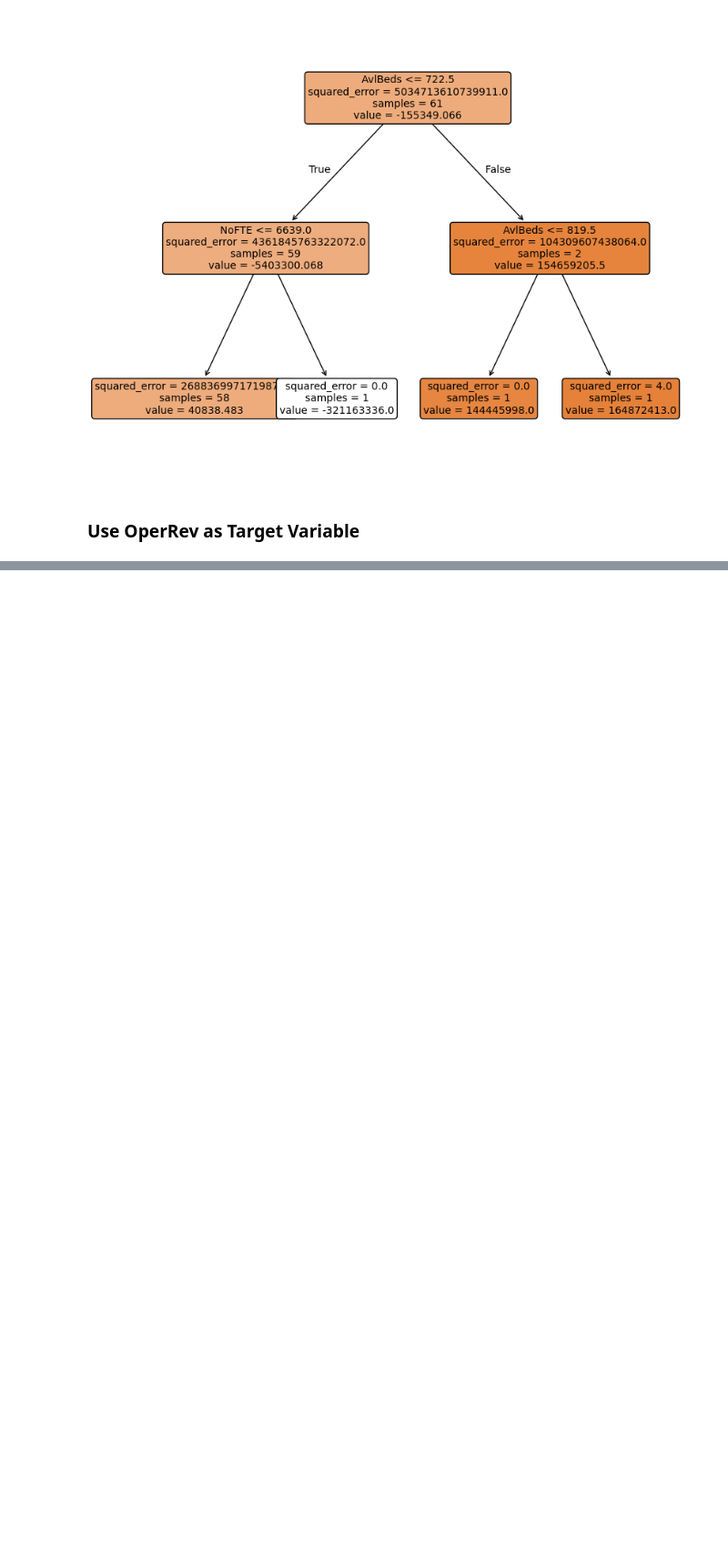
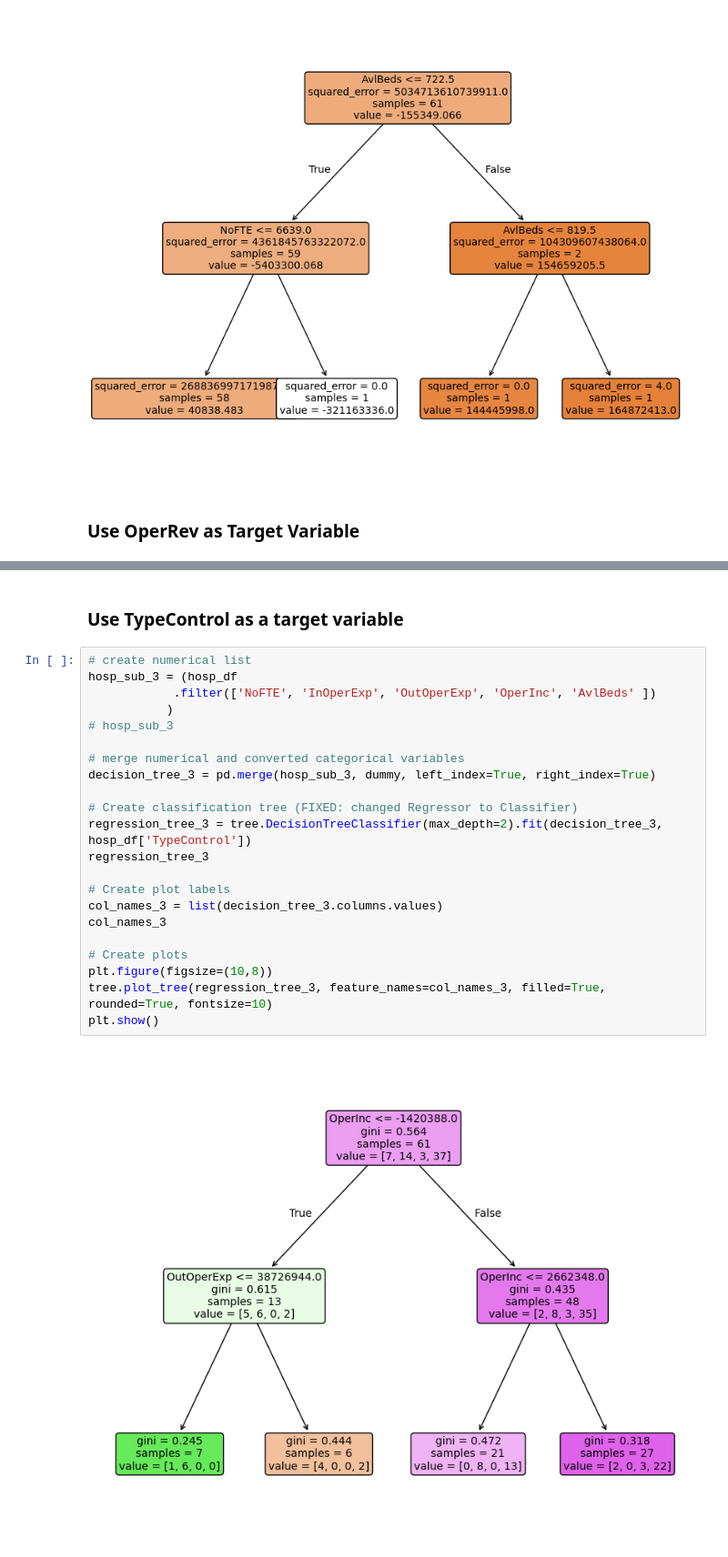
Before and after one commit to MarkLannen/week10labs, a Jupyter notebook: 10_Independent_Lab_Lannen.ipynb, the cells around one changed output, grey strips where cells are left out. Shown: that part at 91% size. Saved outputs shown, nothing was run; the diff lists cells and outputs as text; blank space fills up the shorter version.

```diff
--- a/10_Independent_Lab_Lannen.ipynb
+++ b/10_Independent_Lab_Lannen.ipynb
@@ -145,0 +146,26 @@ plt.show()
+# %% [markdown]
+### Use TypeControl as a target variable
+# %%
+# create numerical list
+hosp_sub_3 = (hosp_df
+            .filter(['NoFTE', 'InOperExp', 'OutOperExp', 'OperInc', 'AvlBeds' ])
+           )
+# hosp_sub_3
+
+# merge numerical and converted categorical variables
+decision_tree_3 = pd.merge(hosp_sub_3, dummy, left_index=True, right_index=True)
+
+# Create classification tree (FIXED: changed Regressor to Classifier)
+regression_tree_3 = tree.DecisionTreeClassifier(max_depth=2).fit(decision_tree_3, hosp_df['TypeControl'])
+regression_tree_3
+
+# Create plot labels
+col_names_3 = list(decision_tree_3.columns.values)
+col_names_3
+
+# Create plots
+plt.figure(figsize=(10,8))
+tree.plot_tree(regression_tree_3, feature_names=col_names_3, filled=True, rounded=True, fontsize=10)
+plt.show()
+# %% [output]
+[figure, added]
```
Also changed, not shown: parts of 1 cell of this notebook, 1 other file.
